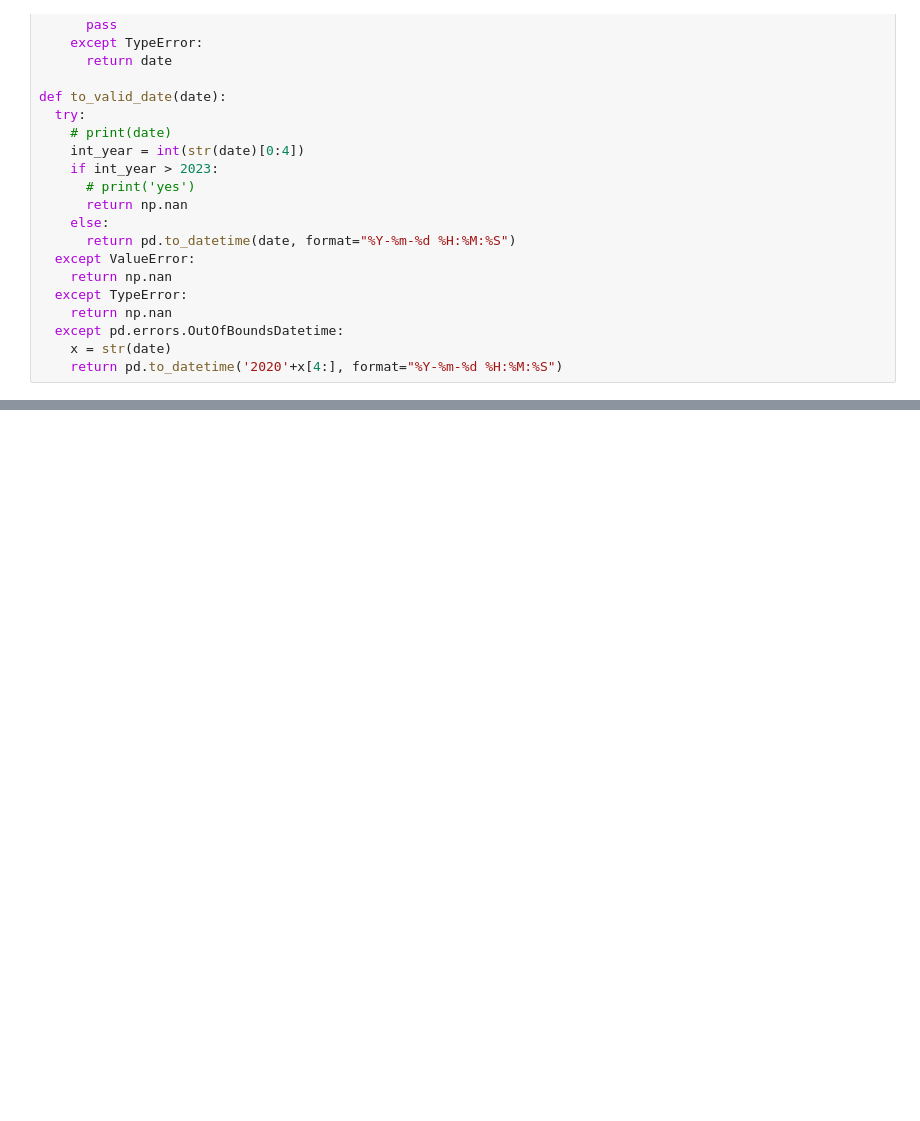
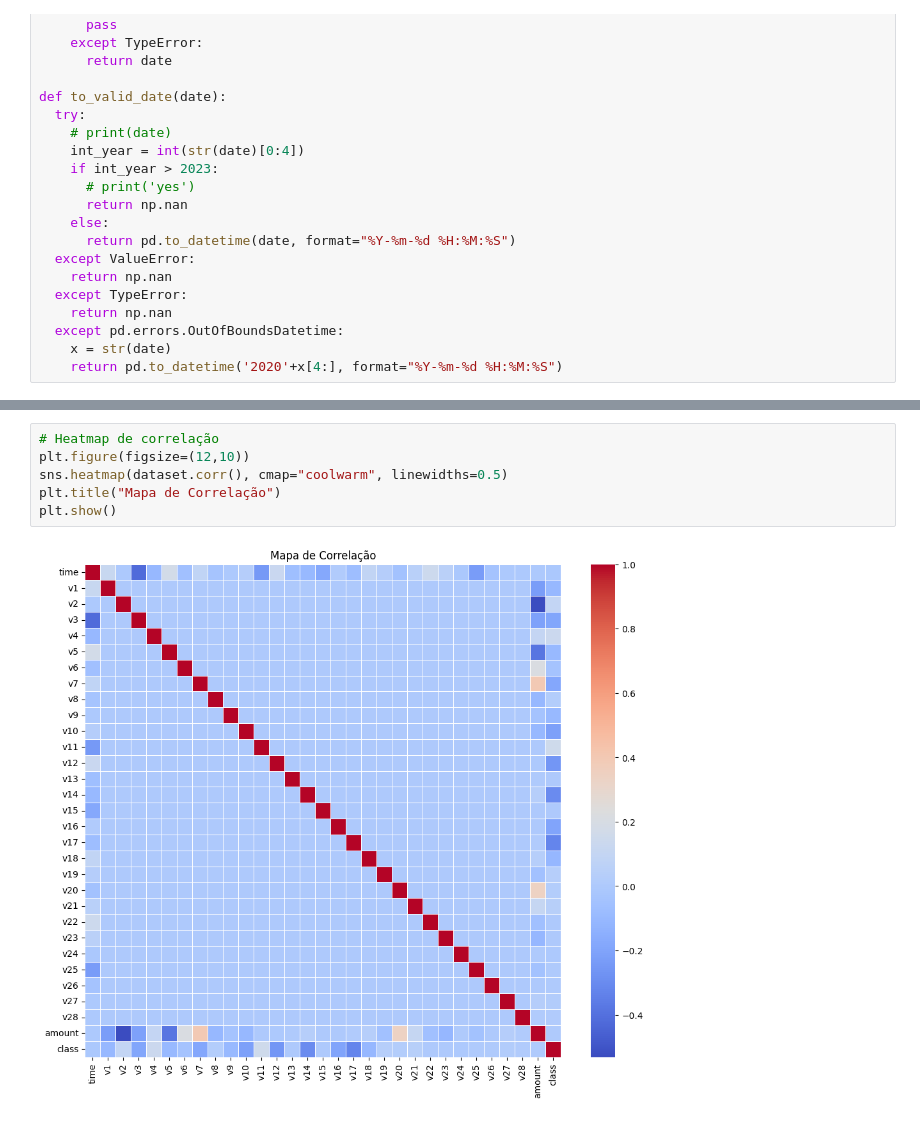
Before and after one commit to Aquiles-Moroni/fraude-cartao-credito, a Jupyter notebook: src/main.ipynb, the cells around one changed output, grey strips where cells are left out. Saved outputs shown, nothing was run; the diff lists cells and outputs as text; blank space fills up the shorter version.

```diff
--- a/src/main.ipynb
+++ b/src/main.ipynb
@@ -50,0 +173,8 @@ def to_valid_date(date):
+# %%
+# Heatmap de correlação
+plt.figure(figsize=(12,10))
+sns.heatmap(dataset.corr(), cmap="coolwarm", linewidths=0.5)
+plt.title("Mapa de Correlação")
+plt.show()
+# %% [output]
+[figure, added]
```
Also changed, not shown: parts of 13 cells of this notebook.
